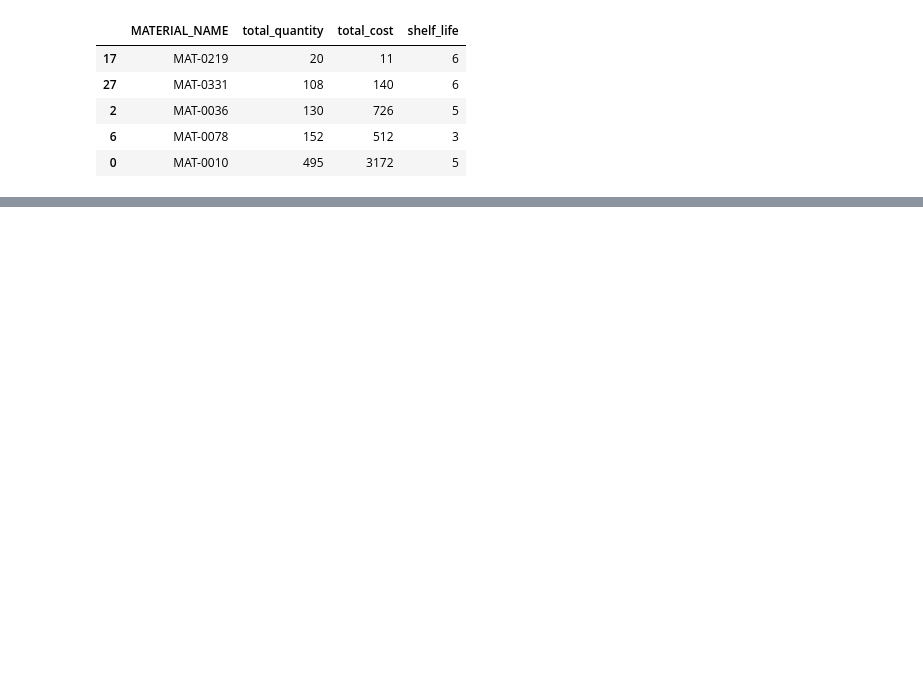
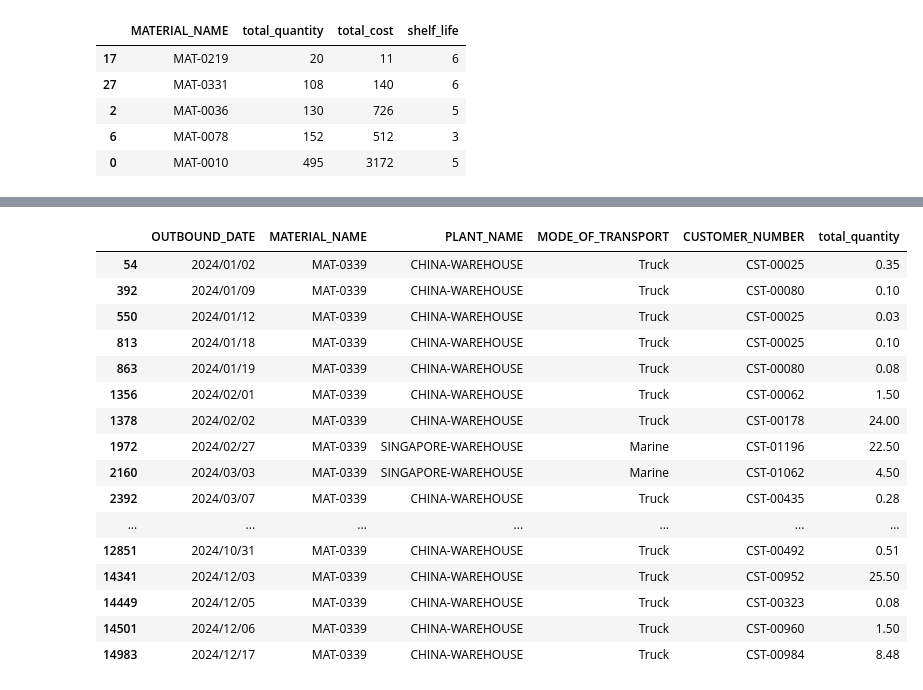
Before and after one commit to peter-parit/em-hackathon-notebooks, a Jupyter notebook: Notebooks/data-peter.ipynb, the cells around one changed output, grey strips where cells are left out. Cells and saved outputs as stored; diff of their text form; code cells hidden in the pictures; blank space fills up the shorter version.

```diff
--- a/Notebooks/data-peter.ipynb
+++ b/Notebooks/data-peter.ipynb
@@ -121,0 +141,8 @@ Timestamp('2025-06-30 00:00:00')
+# %%
+# groupe outbound by date and material_name and plant_name, with separated transports, customer name, and total quantity
+outbound_grouped = outbound.groupby(['OUTBOUND_DATE', 'MATERIAL_NAME', 'PLANT_NAME', 'MODE_OF_TRANSPORT', 'CUSTOMER_NUMBER']).agg(
+    total_quantity=('NET_QUANTITY_MT', 'sum')
+).reset_index().sort_values(by='OUTBOUND_DATE')
+
+outbound_grouped[(outbound_grouped['MATERIAL_NAME'] == 'MAT-0050')
+                 & (outbound_grouped['PLANT_NAME'] == 'SINGAPORE-WAREHOUSE')].head(10)
@@ -121,0 +205,20 @@ Timestamp('2025-06-30 00:00:00')
+# %%
+outbound_grouped[outbound_grouped['MATERIAL_NAME'] == 'MAT-0339'].sort_values(by='OUTBOUND_DATE', ascending=True)
+# %% [output]
+|  | OUTBOUND_DATE | MATERIAL_NAME | PLANT_NAME | MODE_OF_TRANSPORT | CUSTOMER_NUMBER | total_quantity |
+| 54 | 2024/01/02 | MAT-0339 | CHINA-WAREHOUSE | Truck | CST-00025 | 0.35 |
+| 392 | 2024/01/09 | MAT-0339 | CHINA-WAREHOUSE | Truck | CST-00080 | 0.10 |
+| 550 | 2024/01/12 | MAT-0339 | CHINA-WAREHOUSE | Truck | CST-00025 | 0.03 |
+| 813 | 2024/01/18 | MAT-0339 | CHINA-WAREHOUSE | Truck | CST-00025 | 0.10 |
+| 863 | 2024/01/19 | MAT-0339 | CHINA-WAREHOUSE | Truck | CST-00080 | 0.08 |
+| 1356 | 2024/02/01 | MAT-0339 | CHINA-WAREHOUSE | Truck | CST-00062 | 1.50 |
+| 1378 | 2024/02/02 | MAT-0339 | CHINA-WAREHOUSE | Truck | CST-00178 | 24.00 |
+| 1972 | 2024/02/27 | MAT-0339 | SINGAPORE-WAREHOUSE | Marine | CST-01196 | 22.50 |
+| 2160 | 2024/03/03 | MAT-0339 | SINGAPORE-WAREHOUSE | Marine | CST-01062 | 4.50 |
+| 2392 | 2024/03/07 | MAT-0339 | CHINA-WAREHOUSE | Truck | CST-00435 | 0.28 |
+| ... | ... | ... | ... | ... | ... | ... |
+| 12851 | 2024/10/31 | MAT-0339 | CHINA-WAREHOUSE | Truck | CST-00492 | 0.51 |
+| 14341 | 2024/12/03 | MAT-0339 | CHINA-WAREHOUSE | Truck | CST-00952 | 25.50 |
+| 14449 | 2024/12/05 | MAT-0339 | CHINA-WAREHOUSE | Truck | CST-00323 | 0.08 |
+| 14501 | 2024/12/06 | MAT-0339 | CHINA-WAREHOUSE | Truck | CST-00960 | 1.50 |
+| 14983 | 2024/12/17 | MAT-0339 | CHINA-WAREHOUSE | Truck | CST-00984 | 8.48 |
```
Also changed, not shown: parts of 19 cells of this notebook, 4 other files.
